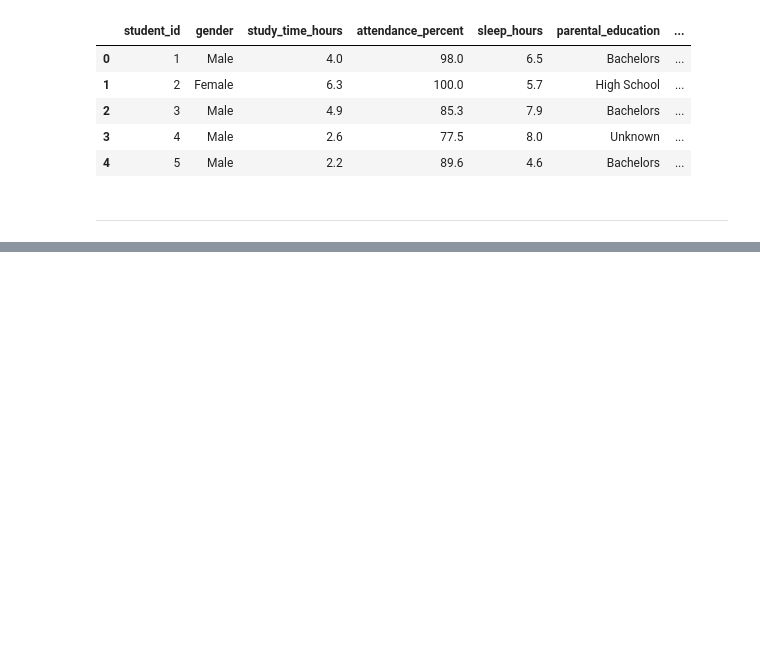
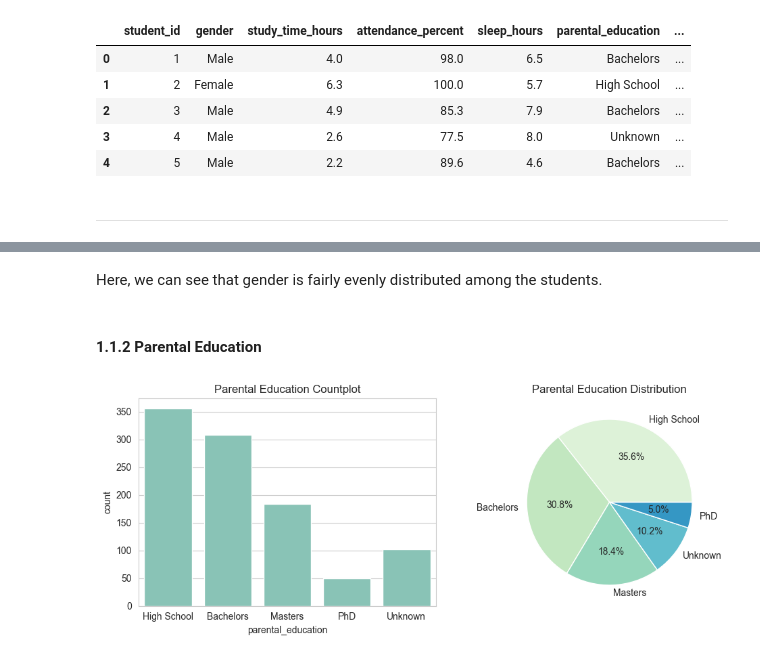
Before and after one commit to elhope23/student-performance-analysis, a Jupyter notebook: jupyter_notebooks/Stage2-Visualisation.ipynb, the cells around one changed output, grey strips where cells are left out. Drawn from its saved outputs; the diff is of its cells as text; code cells hidden in the pictures; blank space fills up the shorter version.

```diff
--- a/jupyter_notebooks/Stage2-Visualisation.ipynb
+++ b/jupyter_notebooks/Stage2-Visualisation.ipynb
@@ -80,0 +112,31 @@ df_vis.head()
+# %% [markdown]
+Here, we can see that gender is fairly evenly distributed among the students.
+# %% [markdown]
+#### **1.1.2 Parental Education**
+# %%
+# Map a countplot and pie chart for parental_education variable
+fig, axes = plt.subplots(nrows=1, ncols=2, figsize=(10, 4), tight_layout=True)
+
+# Set order of the parental_education variable to ensure "Unknown" is at the end
+parental_education_order = [
+    "High School",
+    "Bachelors",
+    "Masters",
+    "PhD",
+    "Unknown"
+]
+
+# Map the countplot
+sns.countplot(data=df_vis, x="parental_education", order=parental_education_order, ax=axes[0], color="#7FCDBB")
+axes[0].set_title("Parental Education Countplot")
+
+# Map the pie chart
+axes[1].pie(
+    df_vis["parental_education"].value_counts(),
+    labels=df_vis["parental_education"].value_counts().index,
+    colors = colours, autopct="%1.1f%%")
+axes[1].set_title("Parental Education Distribution")
+
+plt.show()
+# %% [output]
+[figure, added]
```
Also changed, not shown: parts of 16 cells of this notebook.
